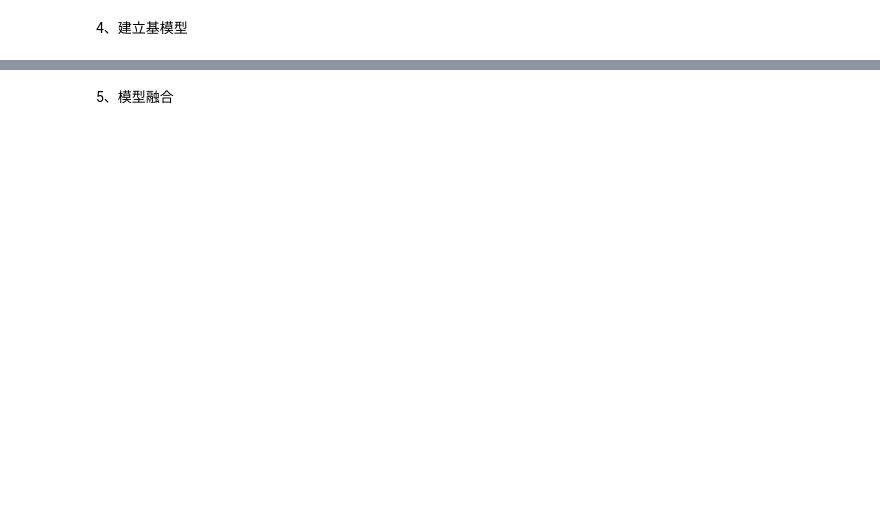
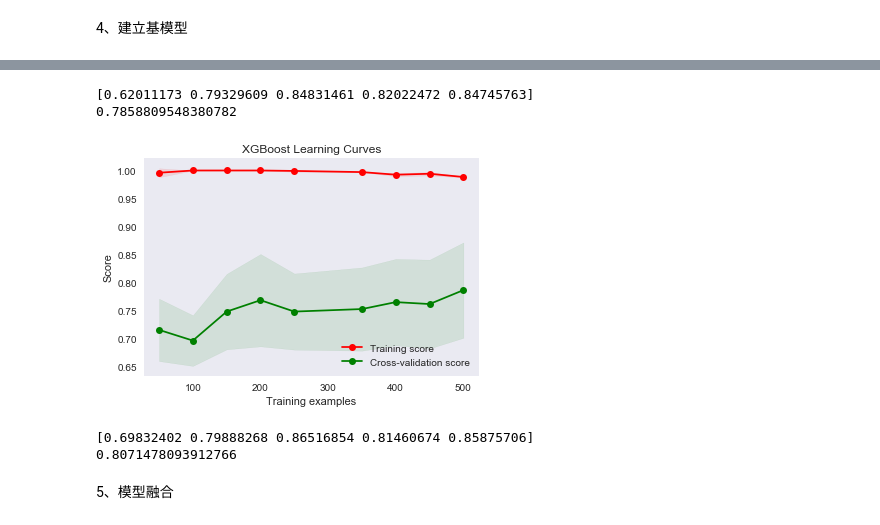
Before and after one commit to zqb1992/kaggle, a Jupyter notebook: competitions/getting-started/Titanic/code/Titanic_solution.ipynb, the cells around one changed output, grey strips where cells are left out. Cells and saved outputs as stored; diff of their text form; code cells hidden in the pictures; blank space fills up the shorter version.

```diff
--- a/competitions/getting-started/Titanic/code/Titanic_solution.ipynb
+++ b/competitions/getting-started/Titanic/code/Titanic_solution.ipynb
@@ -304,11 +635,48 @@ test_df[['PassengerId','Survived']].set_index('PassengerId').to_csv('../out/GBDT
 # %%
 #XGBoost
 
 xgb_model = xgb.XGBClassifier(n_estimators=150,min_samples_leaf=3,max_depth=6)
 xgb_model.fit(train_data_X,train_data_Y)
 
 test_df["Survived"] = xgb_model.predict(test_data_X)
 test_df[['PassengerId','Survived']].set_index('PassengerId').to_csv('../out/XGB.csv')
+
+print(cross_val_score(xgb_model,train_data_X,train_data_Y,cv=5))
+print(cross_val_score(xgb_model,train_data_X,train_data_Y,cv=5).mean())
+
+title = "XGBoost Learning Curves"
+plot_learning_curve(xgb_model, title, train_data_X_sd,train_data_Y, cv=5,  n_jobs=4, train_sizes=[50, 100, 150, 200, 250, 350, 400, 450, 500])
+plt.show()
+# %% [output]
+[0.62011173 0.79329609 0.84831461 0.82022472 0.84745763]
+0.7858809548380782
+[figure, added]
+# %%
+xgb_model = xgb.XGBClassifier(
+ learning_rate = 0.02,
+ n_estimators= 2000,
+ max_depth= 4,
+ min_child_weight= 2,
+ #gamma=1,
+ gamma=0.9,
+ subsample=0.8,
+ colsample_bytree=0.8,
+ objective= 'binary:logistic',
+ nthread= -1,
+ scale_pos_weight=1).fit(train_data_X,train_data_Y)
+
+test_df["Survived"] = xgb_model.predict(test_data_X)
+test_df[['PassengerId','Survived']].set_index('PassengerId').to_csv('../out/xgb.csv')
+
+print(cross_val_score(xgb_model,train_data_X,train_data_Y,cv=5))
+print(cross_val_score(xgb_model,train_data_X,train_data_Y,cv=5).mean())
+
+title = "XGBoost Learning Curves"
+plot_learning_curve(xgb_model, title, train_data_X_sd,train_data_Y, cv=5,  n_jobs=4, train_sizes=[50, 100, 150, 200, 250, 350, 400, 450, 500])
+plt.show()
+# %% [output]
+[0.69832402 0.79888268 0.86516854 0.81460674 0.85875706]
+0.8071478093912766
 # %% [markdown]
 5、模型融合
 # %%
```
Also changed, not shown: parts of 44 cells of this notebook, 3 other files.
